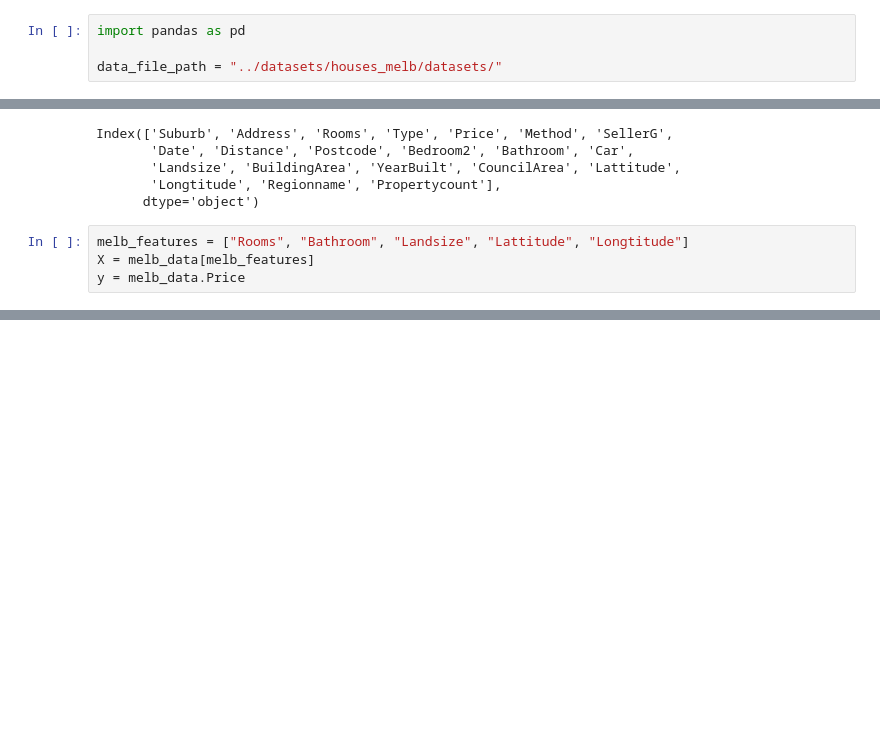
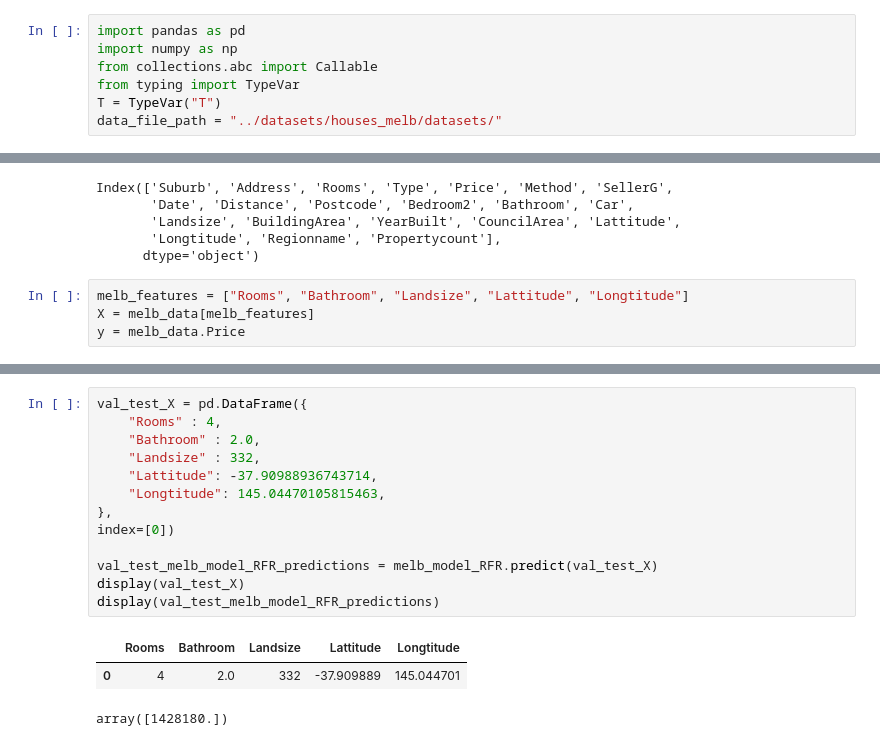
Before and after one commit to minip8/Kaggle-Learning, a Jupyter notebook: notebooks/houses_melb.ipynb, the cells around one changed output, grey strips where cells are left out. Cells and saved outputs as stored; diff of their text form; blank space fills up the shorter version.

```diff
--- a/notebooks/houses_melb.ipynb
+++ b/notebooks/houses_melb.ipynb
@@ -1,6 +1,9 @@
 # %%
 import pandas as pd
-
+import numpy as np
+from collections.abc import Callable
+from typing import TypeVar
+T = TypeVar("T")
 data_file_path = "../datasets/houses_melb/datasets/"
 # %%
 melb_data = pd.read_csv(data_file_path + "melb_data.csv")
@@ -54,0 +145,17 @@ display(val_mae)
+# %%
+val_test_X = pd.DataFrame({
+    "Rooms" : 4,
+    "Bathroom" : 2.0,
+    "Landsize" : 332,
+    "Lattitude": -37.90988936743714,
+    "Longtitude": 145.04470105815463,
+},
+index=[0])
+
+val_test_melb_model_RFR_predictions = melb_model_RFR.predict(val_test_X)
+display(val_test_X)
+display(val_test_melb_model_RFR_predictions)
+# %% [output]
+|  | Rooms | Bathroom | Landsize | Lattitude | Longtitude |
+| 0 | 4 | 2.0 | 332 | -37.909889 | 145.044701 |
+array([1428180.])
```
Also changed, not shown: parts of 7 cells of this notebook, 2 other files.
